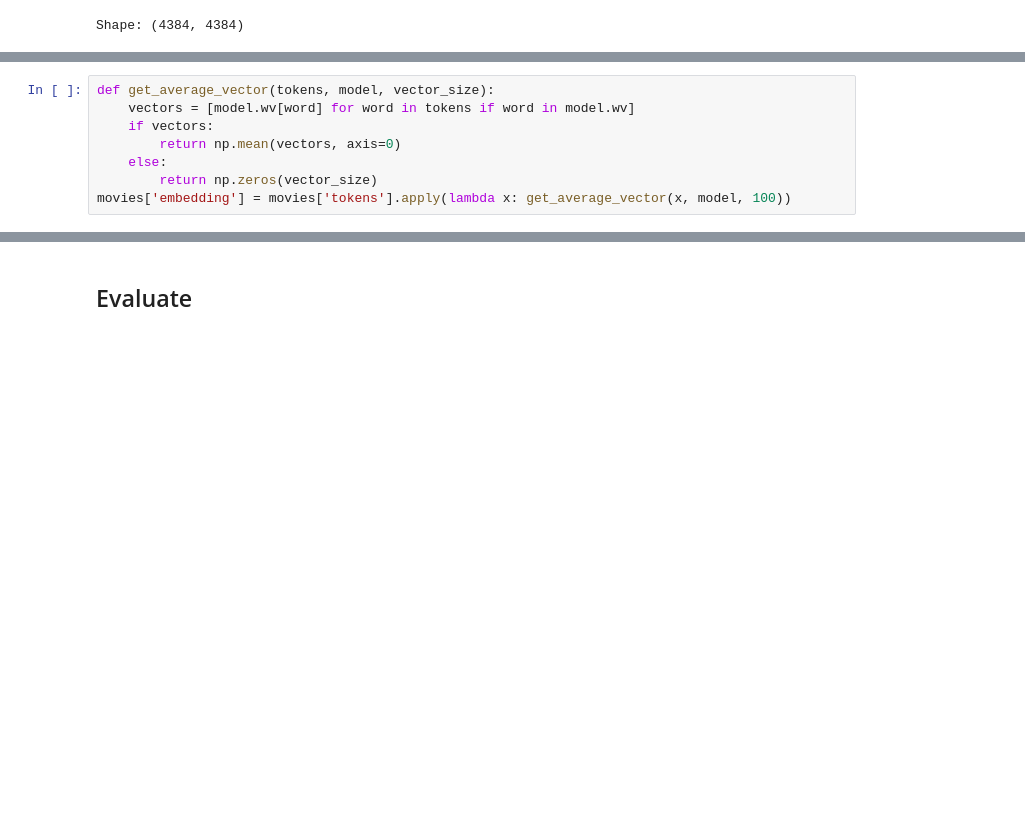
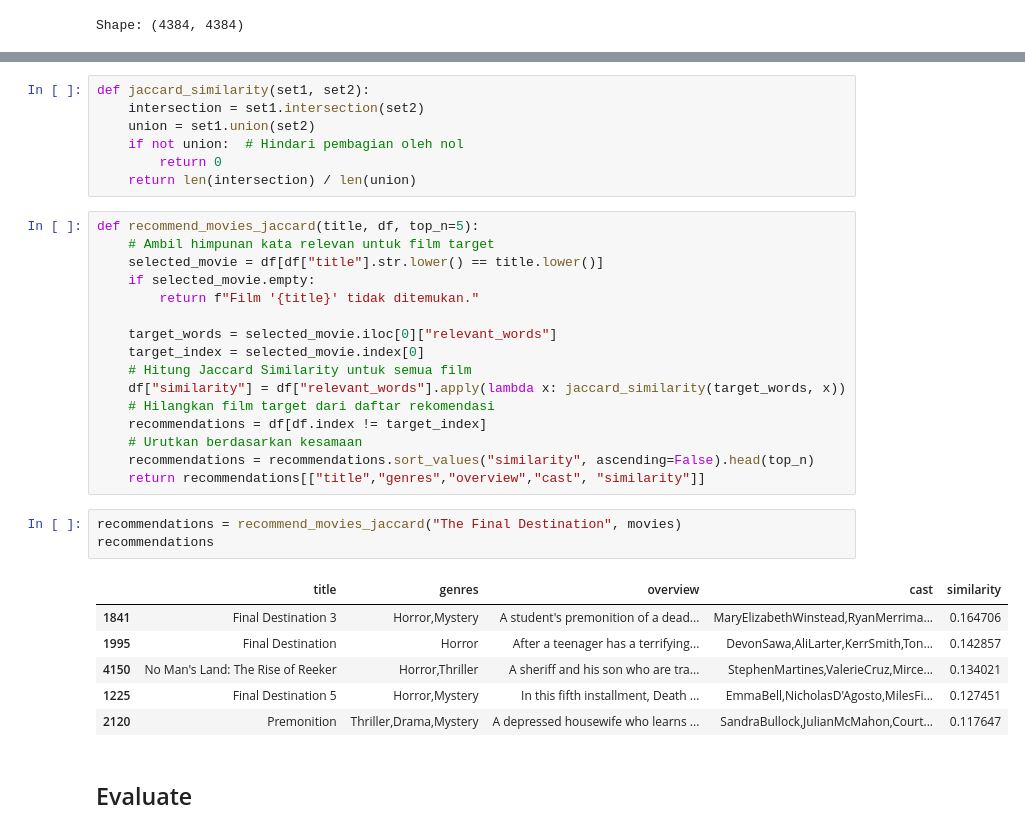
Before and after one commit to zafar2154/system_recommendation, a Jupyter notebook: main.ipynb, the cells around one changed output, grey strips where cells are left out. Drawn from its saved outputs; the diff is of its cells as text; blank space fills up the shorter version.

```diff
--- a/main.ipynb
+++ b/main.ipynb
@@ -367,8 +379,0 @@ model = Word2Vec(sentences=movies['tokens'], vector_size=100, window=5, min_coun
-# %%
-def get_average_vector(tokens, model, vector_size):
-    vectors = [model.wv[word] for word in tokens if word in model.wv]
-    if vectors:
-        return np.mean(vectors, axis=0)
-    else:
-        return np.zeros(vector_size)
-movies['embedding'] = movies['tokens'].apply(lambda x: get_average_vector(x, model, 100))
@@ -446,3 +380,36 @@ movies_recommendation_embed("Pirates of the Caribbean: At World's End")
+# %%
+def jaccard_similarity(set1, set2):
+    intersection = set1.intersection(set2)
+    union = set1.union(set2)
+    if not union:  # Hindari pembagian oleh nol
+        return 0
+    return len(intersection) / len(union)
+# %%
+def recommend_movies_jaccard(title, df, top_n=5):
+    # Ambil himpunan kata relevan untuk film target
+    selected_movie = df[df["title"].str.lower() == title.lower()]
+    if selected_movie.empty:
+        return f"Film '{title}' tidak ditemukan."
+
+    target_words = selected_movie.iloc[0]["relevant_words"]
+    target_index = selected_movie.index[0]
+    # Hitung Jaccard Similarity untuk semua film
+    df["similarity"] = df["relevant_words"].apply(lambda x: jaccard_similarity(target_words, x))
+    # Hilangkan film target dari daftar rekomendasi
+    recommendations = df[df.index != target_index]
+    # Urutkan berdasarkan kesamaan
+    recommendations = recommendations.sort_values("similarity", ascending=False).head(top_n)
+    return recommendations[["title","genres","overview","cast", "similarity"]]
+# %%
+recommendations = recommend_movies_jaccard("The Final Destination", movies)
+recommendations
+# %% [output]
+|  | title | genres | overview | cast | similarity |
+| 1841 | Final Destination 3 | Horror,Mystery | A student's premonition of a dead... | MaryElizabethWinstead,RyanMerrima... | 0.164706 |
+| 1995 | Final Destination | Horror | After a teenager has a terrifying... | DevonSawa,AliLarter,KerrSmith,Ton... | 0.142857 |
+| 4150 | No Man's Land: The Rise of Reeker | Horror,Thriller | A sheriff and his son who are tra... | StephenMartines,ValerieCruz,Mirce... | 0.134021 |
+| 1225 | Final Destination 5 | Horror,Mystery | In this fifth installment, Death ... | EmmaBell,NicholasD'Agosto,MilesFi... | 0.127451 |
+| 2120 | Premonition | Thriller,Drama,Mystery | A depressed housewife who learns ... | SandraBullock,JulianMcMahon,Court... | 0.117647 |
 # %% [markdown]
 ## Evaluate
 # %% [markdown]
```
Also changed, not shown: parts of 31 cells of this notebook, 13 other files.
